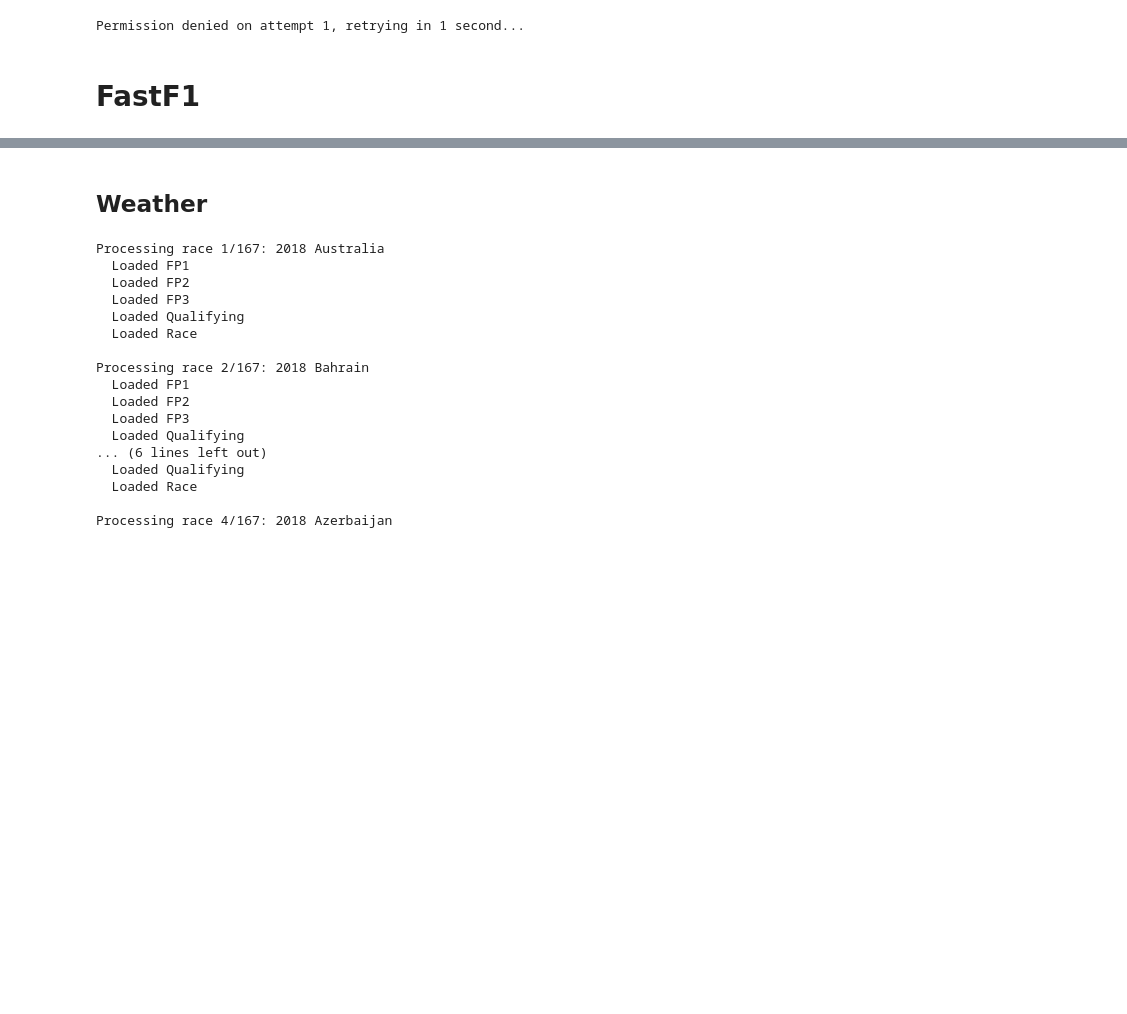
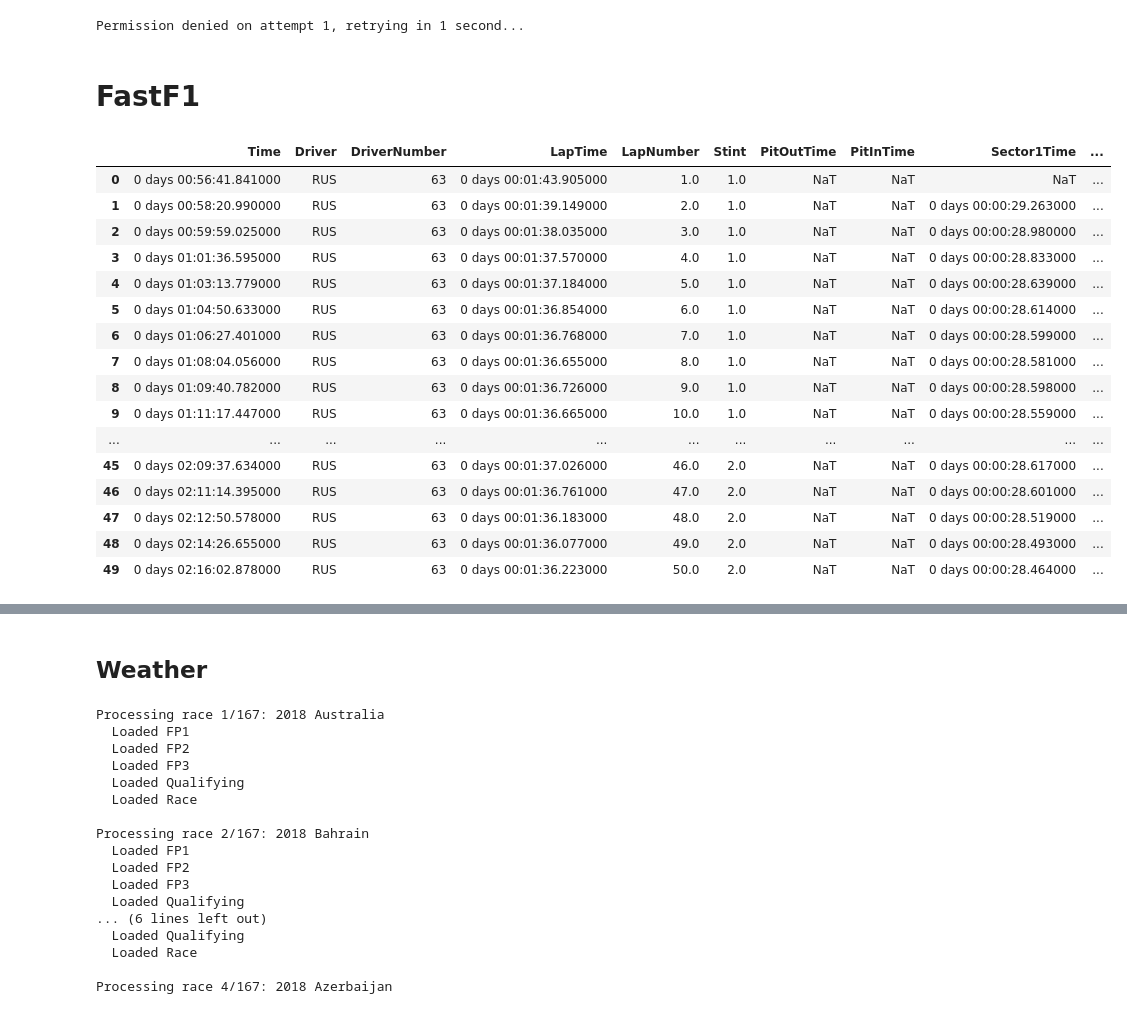
Before and after one commit to JackRWilson/Formula-1-Predictions-Project, a Jupyter notebook: notebooks/data_scraping.ipynb, the cells around one changed output, grey strips where cells are left out. Drawn from its saved outputs; the diff is of its cells as text; code cells hidden in the pictures; blank space fills up the shorter version.

```diff
--- a/notebooks/data_scraping.ipynb
+++ b/notebooks/data_scraping.ipynb
@@ -320,3 +320,24 @@ df.to_csv('../data/raw/fastest_lap_results_raw.csv', encoding='utf-8', index=Fal
 Permission denied on attempt 1, retrying in 1 second...
 # %% [markdown]
 # FastF1
+# %%
+x = pd.read_parquet('../data/raw/fastf1/2025_Singapore_Race_laps.parquet')
+x.head(50)
+# %% [output]
+|  | Time | Driver | DriverNumber | LapTime | LapNumber | Stint | PitOutTime | PitInTime | Sector1Time | ... |
+| 0 | 0 days 00:56:41.841000 | RUS | 63 | 0 days 00:01:43.905000 | 1.0 | 1.0 | NaT | NaT | NaT | ... |
+| 1 | 0 days 00:58:20.990000 | RUS | 63 | 0 days 00:01:39.149000 | 2.0 | 1.0 | NaT | NaT | 0 days 00:00:29.263000 | ... |
+| 2 | 0 days 00:59:59.025000 | RUS | 63 | 0 days 00:01:38.035000 | 3.0 | 1.0 | NaT | NaT | 0 days 00:00:28.980000 | ... |
+| 3 | 0 days 01:01:36.595000 | RUS | 63 | 0 days 00:01:37.570000 | 4.0 | 1.0 | NaT | NaT | 0 days 00:00:28.833000 | ... |
+| 4 | 0 days 01:03:13.779000 | RUS | 63 | 0 days 00:01:37.184000 | 5.0 | 1.0 | NaT | NaT | 0 days 00:00:28.639000 | ... |
+| 5 | 0 days 01:04:50.633000 | RUS | 63 | 0 days 00:01:36.854000 | 6.0 | 1.0 | NaT | NaT | 0 days 00:00:28.614000 | ... |
+| 6 | 0 days 01:06:27.401000 | RUS | 63 | 0 days 00:01:36.768000 | 7.0 | 1.0 | NaT | NaT | 0 days 00:00:28.599000 | ... |
+| 7 | 0 days 01:08:04.056000 | RUS | 63 | 0 days 00:01:36.655000 | 8.0 | 1.0 | NaT | NaT | 0 days 00:00:28.581000 | ... |
+| 8 | 0 days 01:09:40.782000 | RUS | 63 | 0 days 00:01:36.726000 | 9.0 | 1.0 | NaT | NaT | 0 days 00:00:28.598000 | ... |
+| 9 | 0 days 01:11:17.447000 | RUS | 63 | 0 days 00:01:36.665000 | 10.0 | 1.0 | NaT | NaT | 0 days 00:00:28.559000 | ... |
+| ... | ... | ... | ... | ... | ... | ... | ... | ... | ... | ... |
+| 45 | 0 days 02:09:37.634000 | RUS | 63 | 0 days 00:01:37.026000 | 46.0 | 2.0 | NaT | NaT | 0 days 00:00:28.617000 | ... |
+| 46 | 0 days 02:11:14.395000 | RUS | 63 | 0 days 00:01:36.761000 | 47.0 | 2.0 | NaT | NaT | 0 days 00:00:28.601000 | ... |
+| 47 | 0 days 02:12:50.578000 | RUS | 63 | 0 days 00:01:36.183000 | 48.0 | 2.0 | NaT | NaT | 0 days 00:00:28.519000 | ... |
+| 48 | 0 days 02:14:26.655000 | RUS | 63 | 0 days 00:01:36.077000 | 49.0 | 2.0 | NaT | NaT | 0 days 00:00:28.493000 | ... |
+| 49 | 0 days 02:16:02.878000 | RUS | 63 | 0 days 00:01:36.223000 | 50.0 | 2.0 | NaT | NaT | 0 days 00:00:28.464000 | ... |
```
Also changed, not shown: parts of 1 cell of this notebook.
